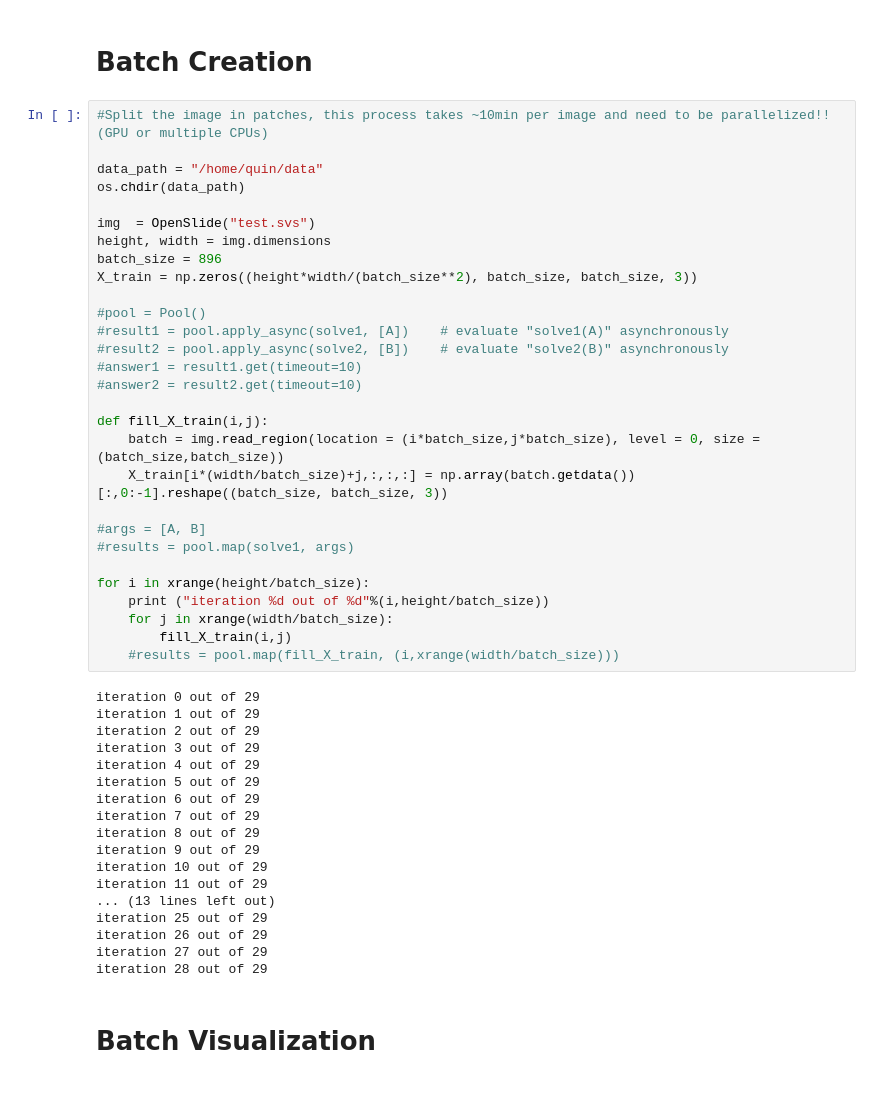
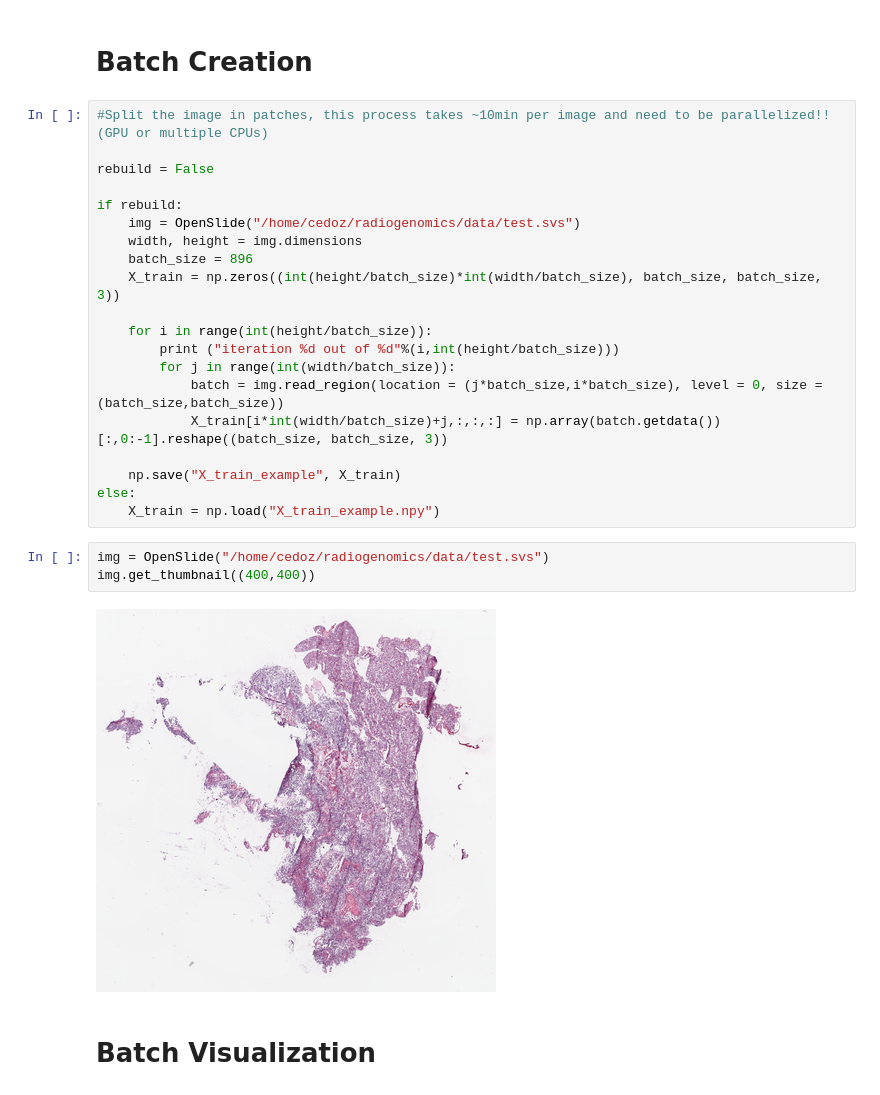
Before and after one commit to plcedoz/Predicting-DNA-methylation-states-from-pathology-images-using-Deep-Learning, a Jupyter notebook: data_preprocessing.ipynb, the cells around one changed output. Saved outputs shown, nothing was run; the diff lists cells and outputs as text.

```diff
--- a/data_preprocessing.ipynb
+++ b/data_preprocessing.ipynb
@@ -42,50 +42,28 @@ plt.rcParams['image.cmap'] = 'gray'
 # %%
 #Split the image in patches, this process takes ~10min per image and need to be parallelized!! (GPU or multiple CPUs)
 
-data_path = "/home/quin/data"
-os.chdir(data_path)
+rebuild = False
 
-img  = OpenSlide("test.svs")
-height, width = img.dimensions
-batch_size = 896
-X_train = np.zeros((height*width/(batch_size**2), batch_size, batch_size, 3))
+if rebuild:
+    img = OpenSlide("/home/cedoz/radiogenomics/data/test.svs")
+    width, height = img.dimensions
+    batch_size = 896
+    X_train = np.zeros((int(height/batch_size)*int(width/batch_size), batch_size, batch_size, 3))
 
-#pool = Pool()
-#result1 = pool.apply_async(solve1, [A])    # evaluate "solve1(A)" asynchronously
-#result2 = pool.apply_async(solve2, [B])    # evaluate "solve2(B)" asynchronously
-#answer1 = result1.get(timeout=10)
-#answer2 = result2.get(timeout=10)
+    for i in range(int(height/batch_size)):
+        print ("iteration %d out of %d"%(i,int(height/batch_size)))
+        for j in range(int(width/batch_size)):
+            batch = img.read_region(location = (j*batch_size,i*batch_size), level = 0, size = (batch_size,batch_size))
+            X_train[i*int(width/batch_size)+j,:,:,:] = np.array(batch.getdata())[:,0:-1].reshape((batch_size, batch_size, 3))
 
-def fill_X_train(i,j):
-    batch = img.read_region(location = (i*batch_size,j*batch_size), level = 0, size = (batch_size,batch_size))
-    X_train[i*(width/batch_size)+j,:,:,:] = np.array(batch.getdata())[:,0:-1].reshape((batch_size, batch_size, 3))
-
-#args = [A, B]
-#results = pool.map(solve1, args)
-
-for i in xrange(height/batch_size):
-    print ("iteration %d out of %d"%(i,height/batch_size))
-    for j in xrange(width/batch_size):
-        fill_X_train(i,j)
-    #results = pool.map(fill_X_train, (i,xrange(width/batch_size)))
+    np.save("X_train_example", X_train)
+else:
+    X_train = np.load("X_train_example.npy")
-# %% [output]
-iteration 0 out of 29
-iteration 1 out of 29
-iteration 2 out of 29
-iteration 3 out of 29
-iteration 4 out of 29
-iteration 5 out of 29
-iteration 6 out of 29
-iteration 7 out of 29
-iteration 8 out of 29
-iteration 9 out of 29
-iteration 10 out of 29
-iteration 11 out of 29
-... (13 lines left out)
-iteration 25 out of 29
-iteration 26 out of 29
-iteration 27 out of 29
-iteration 28 out of 29
+# %%
+img = OpenSlide("/home/cedoz/radiogenomics/data/test.svs")
+img.get_thumbnail((400,400))
+# %% [output]
+[figure, added]
 # %% [markdown]
 # Batch Visualization
 # %%
```
Also changed, not shown: parts of 4 cells of this notebook, 5 other files.
